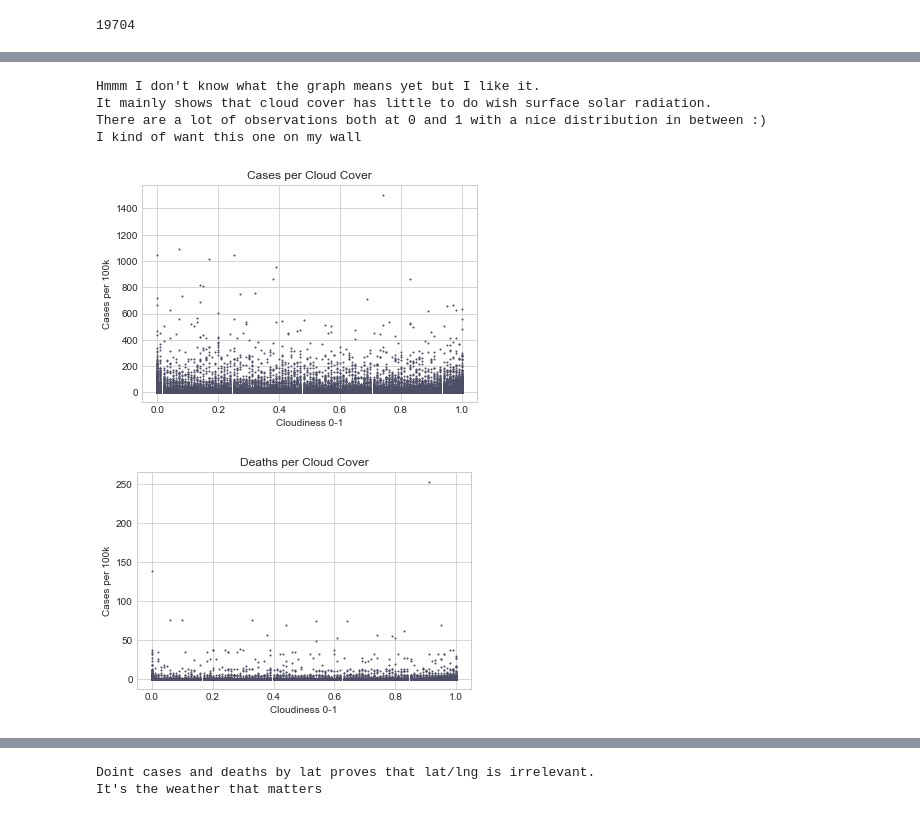
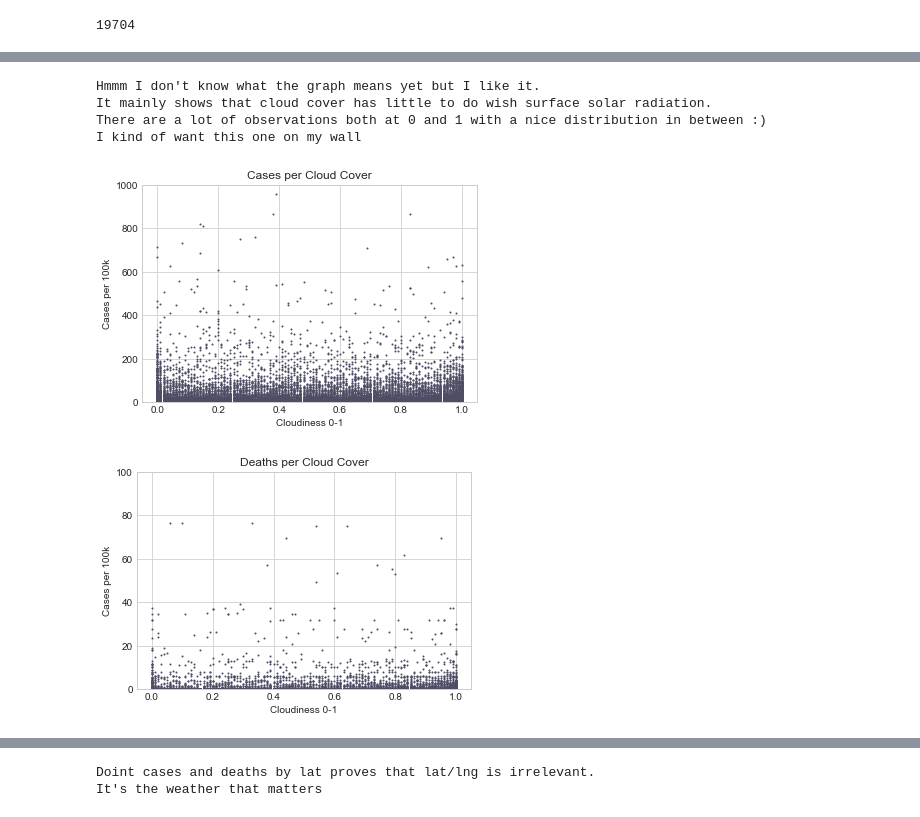
Before and after one commit to pkriger/project-01, a Jupyter notebook: Weather_Analysis - copy PK.ipynb, the cells around one changed output, grey strips where cells are left out. Drawn from its saved outputs; the diff is of its cells as text; code cells hidden in the pictures.

```diff
--- a/Weather_Analysis - copy PK.ipynb
+++ b/Weather_Analysis - copy PK.ipynb
@@ -140,30 +145,32 @@ Fascinating!
 # %%
 plt.scatter(weather_df['total_cloud_cover'],weather_df['new_cases_per_100k'],s=1,color=[.3, 0.3, 0.4])
 plt.title("Cases per Cloud Cover")
 plt.xlabel("Cloudiness 0-1")
 plt.ylabel("Cases per 100k")
+plt.ylim(0,1000)
 print("""Hmmm I don't know what the graph means yet but I like it.
 It mainly shows that cloud cover has little to do wish surface solar radiation.
 There are a lot of observations both at 0 and 1 with a nice distribution in between :)
 I kind of want this one on my wall
 """)
 plt.show()
 
 
 plt.scatter(weather_df['total_cloud_cover'],weather_df['new_deaths_per_100k'],s=1,color=[.3, 0.3, 0.4])
 plt.title("Deaths per Cloud Cover")
 plt.xlabel("Cloudiness 0-1")
 plt.ylabel("Cases per 100k")
+plt.ylim(0,100)
 print("""
 """)
 plt.show()
 # %% [output]
 Hmmm I don't know what the graph means yet but I like it.
 It mainly shows that cloud cover has little to do wish surface solar radiation.
 There are a lot of observations both at 0 and 1 with a nice distribution in between :)
 I kind of want this one on my wall
-[figure, old version]
+[figure, new version]
-[figure, old version]
+[figure, new version]
 # %%
 plt.scatter(weather_df['wind_speed'],weather_df['new_cases_per_100k'],s=1,color=[.3, 0.3, 0.7])
 plt.title("cases per wind speed")
```
Also changed, not shown: parts of 6 cells of this notebook, 11 other files.
